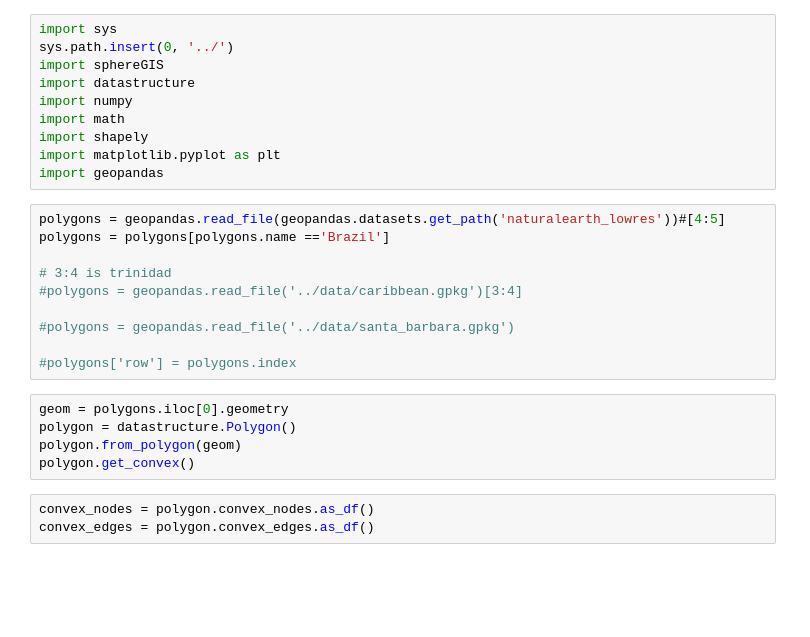
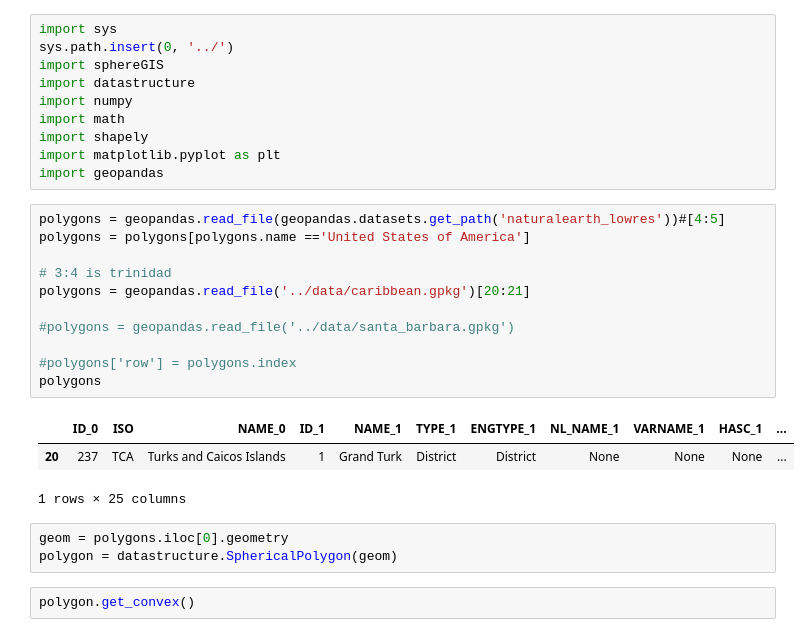
Before and after one commit to NiklasPhabian/SphereGIS, a Jupyter notebook: contrib/convexHullSwig.ipynb, the cells around one changed output. Drawn from its saved outputs; the diff is of its cells as text; blank space fills up the shorter version.

```diff
--- a/contrib/convexHullSwig.ipynb
+++ b/contrib/convexHullSwig.ipynb
@@ -10,19 +10,21 @@ import matplotlib.pyplot as plt
 import geopandas
 # %%
 polygons = geopandas.read_file(geopandas.datasets.get_path('naturalearth_lowres'))#[4:5]
-polygons = polygons[polygons.name =='Brazil']
+polygons = polygons[polygons.name =='United States of America']
 
 # 3:4 is trinidad
-#polygons = geopandas.read_file('../data/caribbean.gpkg')[3:4]
+polygons = geopandas.read_file('../data/caribbean.gpkg')[20:21]
 
 #polygons = geopandas.read_file('../data/santa_barbara.gpkg')
 
 #polygons['row'] = polygons.index
+polygons
+# %% [output]
+|  | ID_0 | ISO | NAME_0 | ID_1 | NAME_1 | TYPE_1 | ENGTYPE_1 | NL_NAME_1 | VARNAME_1 | HASC_1 | ... |
+| 20 | 237 | TCA | Turks and Caicos Islands | 1 | Grand Turk | District | District | None | None | None | ... |
+1 rows × 25 columns
 # %%
 geom = polygons.iloc[0].geometry
-polygon = datastructure.Polygon()
-polygon.from_polygon(geom)
-polygon.get_convex()
+polygon = datastructure.SphericalPolygon(geom)
-# %%
-convex_nodes = polygon.convex_nodes.as_df()
-convex_edges = polygon.convex_edges.as_df()
+# %%
+polygon.get_convex()
```
Also changed, not shown: parts of 2 cells of this notebook, 18 other files.
